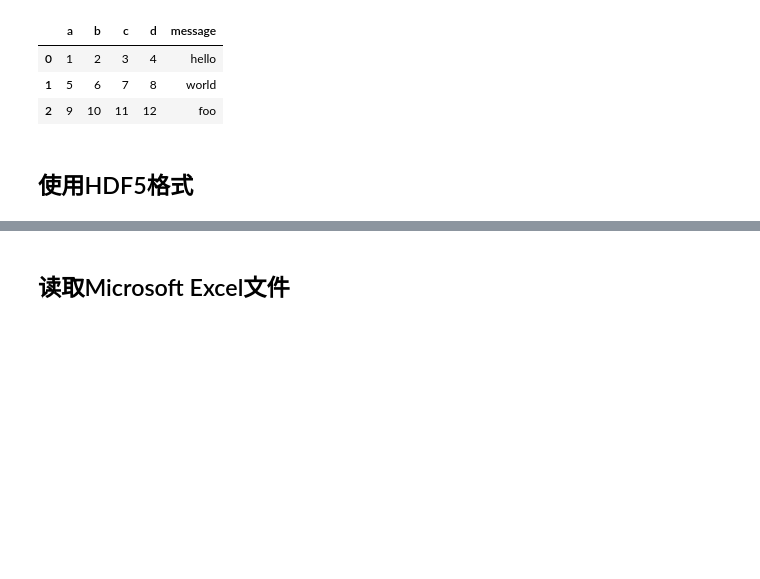
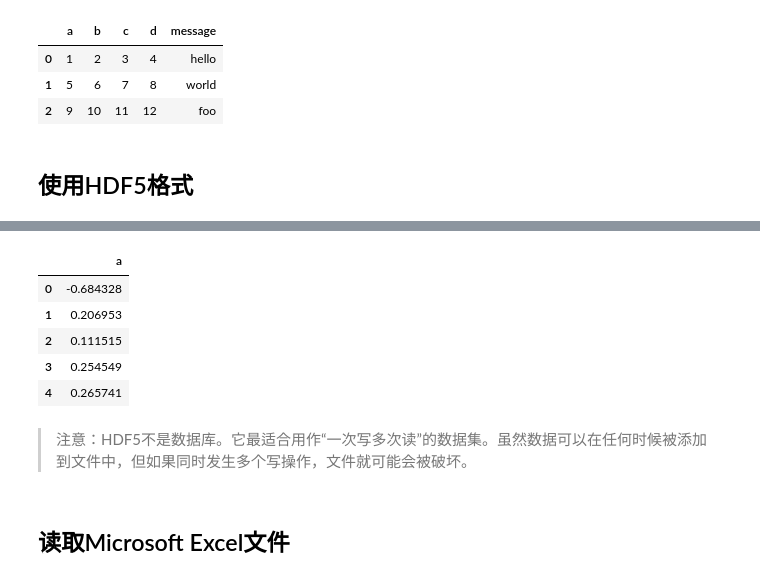
Before and after one commit to Hanryfeng/DataAnalysis, a Jupyter notebook: Chapter6.ipynb, the cells around one changed output, grey strips where cells are left out. Cells and saved outputs as stored; diff of their text form; code cells hidden in the pictures; blank space fills up the shorter version.

```diff
--- a/Chapter6.ipynb
+++ b/Chapter6.ipynb
@@ -522,3 +568,14 @@ ImportError: HDFStore requires PyTables, "No module named 'tables'" problem impo
+# %%
+pd.read_hdf('mydata.h5','obj3','r+',where= ['index<5'])#object后面要加上'a'或者'r+'，因为read_hdf需要在此模式下运行
+# %% [output]
+|  | a |
+| 0 | -0.684328 |
+| 1 | 0.206953 |
+| 2 | 0.111515 |
+| 3 | 0.254549 |
+| 4 | 0.265741 |
+# %% [markdown]
+>注意：HDF5不是数据库。它最适合用作“一次写多次读”的数据集。虽然数据可以在任何时候被添加到文件中，但如果同时发生多个写操作，文件就可能会被破坏。
 # %% [markdown]
 ## 读取Microsoft Excel文件
 # %%
```
Also changed, not shown: parts of 16 cells of this notebook.
